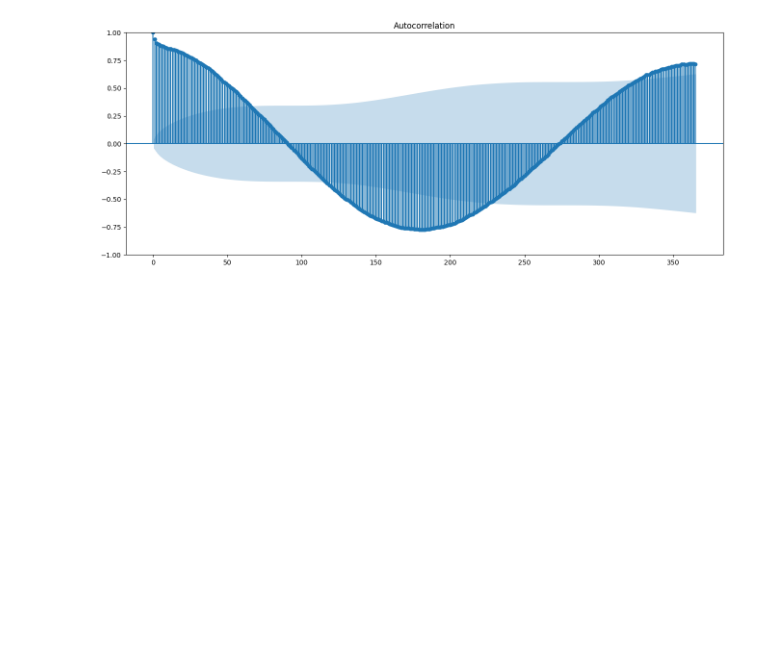
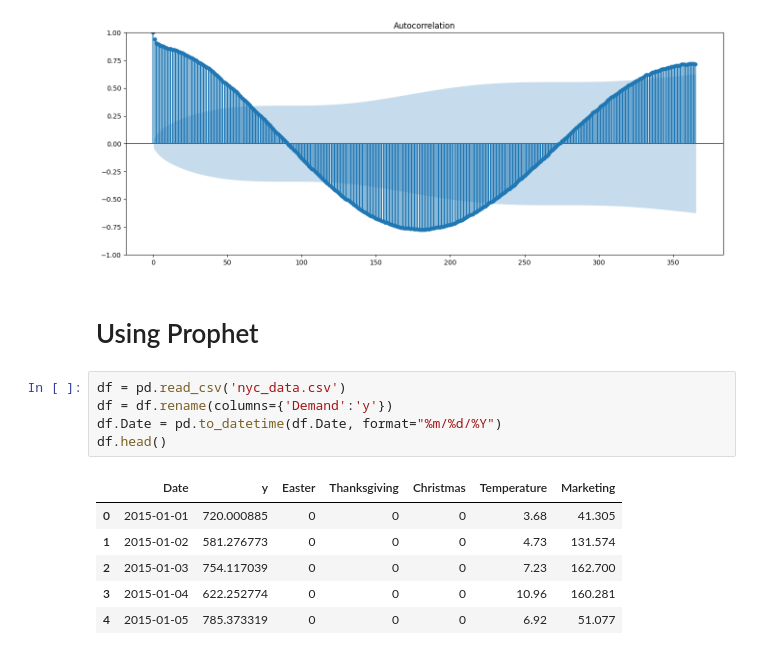
Before and after one commit to JiayiD77/Conjoint-Analysis, a Jupyter notebook: time_series_analysis/time_series.ipynb, the cells around one changed output. Saved outputs shown, nothing was run; the diff lists cells and outputs as text; blank space fills up the shorter version.

```diff
--- a/time_series_analysis/time_series.ipynb
+++ b/time_series_analysis/time_series.ipynb
@@ -89,3 +91,17 @@ plot_acf(nyc_df.Temperature, lags=365);
 # %% [output]
 [figure]
 [figure]
+# %% [markdown]
+# Using Prophet
+# %%
+df = pd.read_csv('nyc_data.csv')
+df = df.rename(columns={'Demand':'y'})
+df.Date = pd.to_datetime(df.Date, format="%m/%d/%Y")
+df.head()
+# %% [output]
+|  | Date | y | Easter | Thanksgiving | Christmas | Temperature | Marketing |
+| 0 | 2015-01-01 | 720.000885 | 0 | 0 | 0 | 3.68 | 41.305 |
+| 1 | 2015-01-02 | 581.276773 | 0 | 0 | 0 | 4.73 | 131.574 |
+| 2 | 2015-01-03 | 754.117039 | 0 | 0 | 0 | 7.23 | 162.700 |
+| 3 | 2015-01-04 | 622.252774 | 0 | 0 | 0 | 10.96 | 160.281 |
+| 4 | 2015-01-05 | 785.373319 | 0 | 0 | 0 | 6.92 | 51.077 |
```
Also changed, not shown: parts of 4 cells of this notebook.
